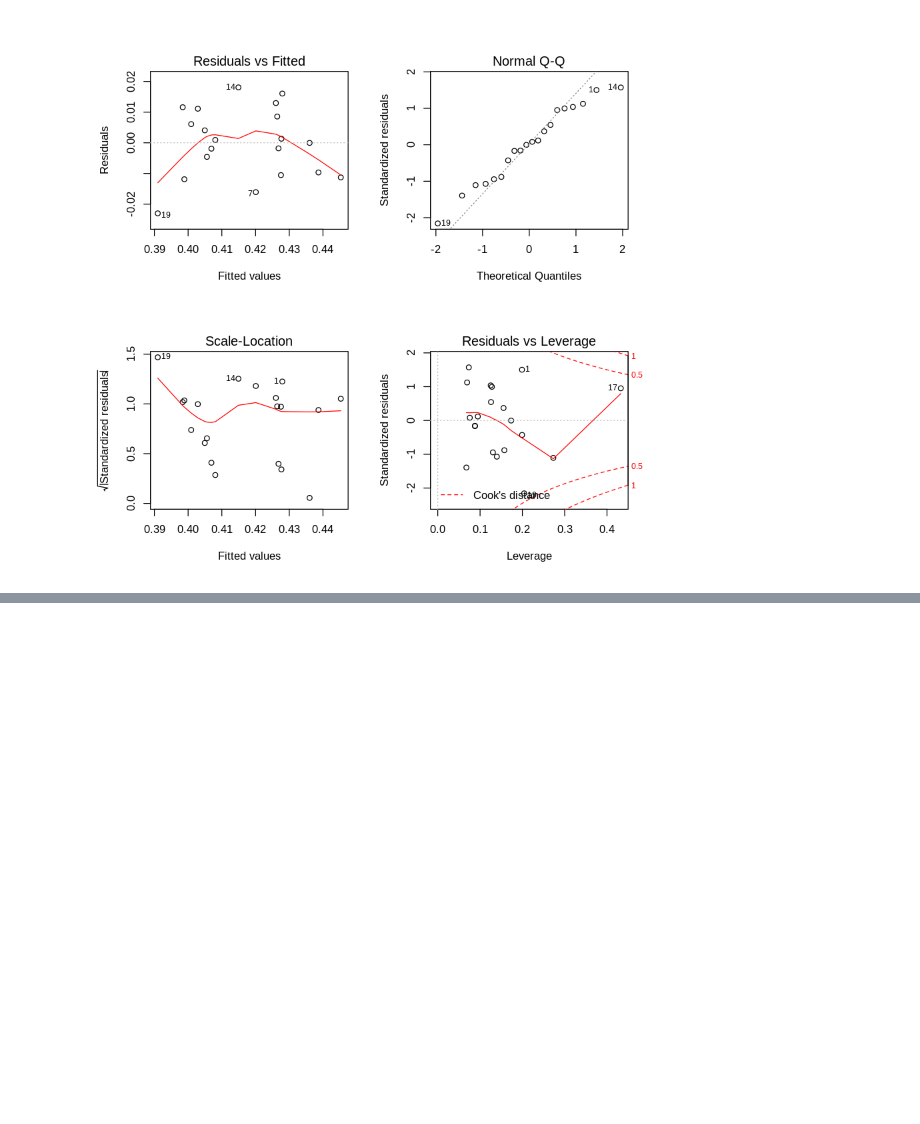
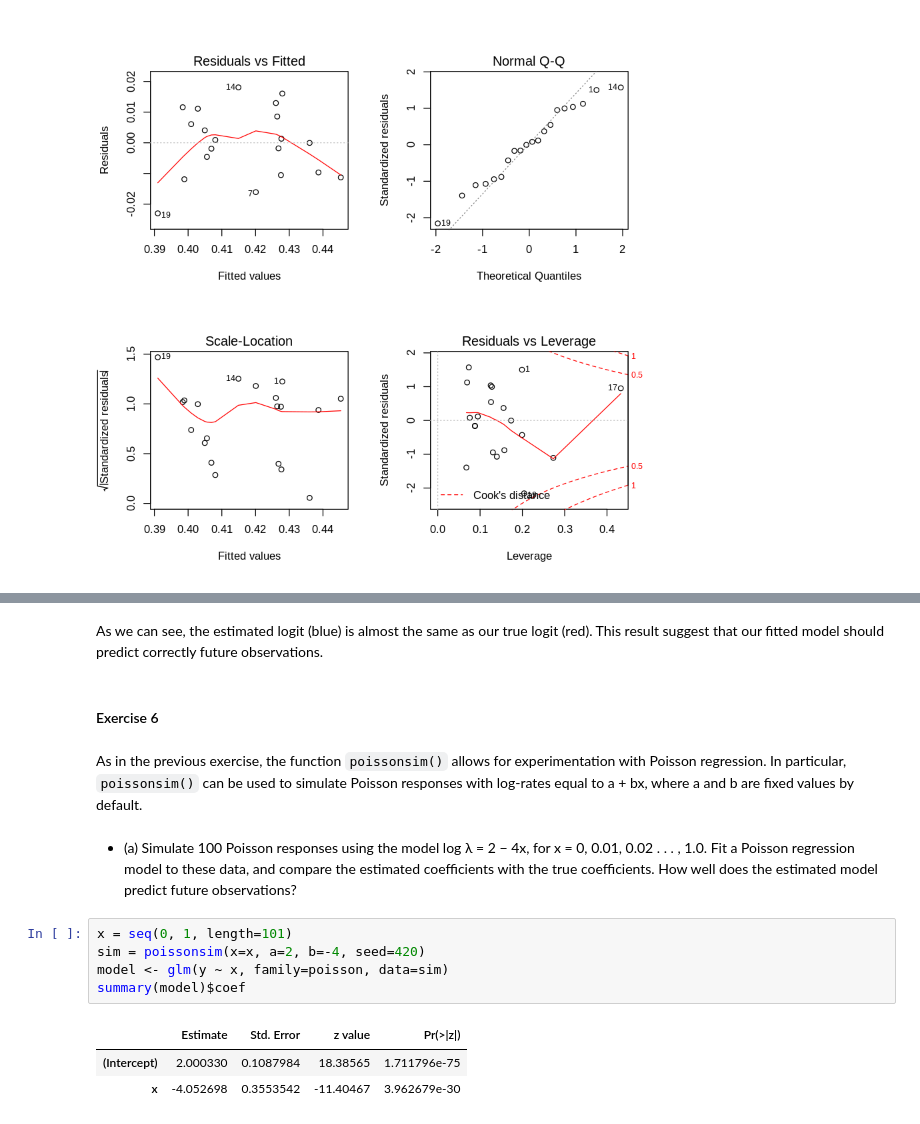
Before and after one commit to andrealorenzon/sm4ds, a Jupyter notebook: Assignment4.ipynb, the cells around one changed output, grey strips where cells are left out. Saved outputs shown, nothing was run; the diff lists cells and outputs as text; blank space fills up the shorter version.

````diff
--- a/Assignment4.ipynb
+++ b/Assignment4.ipynb
@@ -543,0 +605,17 @@ Reporting a standard error of a penalized estimate therefore tells only part of
+# %% [markdown]
+As we can see, the estimated logit (blue) is almost the same as our true logit (red). This result suggest that our fitted model should predict correctly future observations.
+# %% [markdown]
+#### Exercise  6
+# %% [markdown]
+As in the previous exercise, the function ```poissonsim()``` allows for experimentation with Poisson regression. In particular, ```poissonsim()``` can be used to simulate Poisson responses with log-rates equal to a + bx, where a and b are fixed values by default.
+# %% [markdown]
+- (a) Simulate 100 Poisson responses using the model log λ = 2 − 4x, for x = 0, 0.01, 0.02 . . . , 1.0. Fit a Poisson regression model to these data, and compare the estimated coefficients with the true coefficients. How well does the estimated model predict future observations?
+# %%
+x = seq(0, 1, length=101)
+sim = poissonsim(x=x, a=2, b=-4, seed=420)
+model <- glm(y ~ x, family=poisson, data=sim)
+summary(model)$coef
+# %% [output]
+|  | Estimate | Std. Error | z value | Pr(>|z|) |
+| (Intercept) | 2.000330 | 0.1087984 | 18.38565 | 1.711796e-75 |
+| x | -4.052698 | 0.3553542 | -11.40467 | 3.962679e-30 |
````
Also changed, not shown: parts of 62 cells of this notebook.
